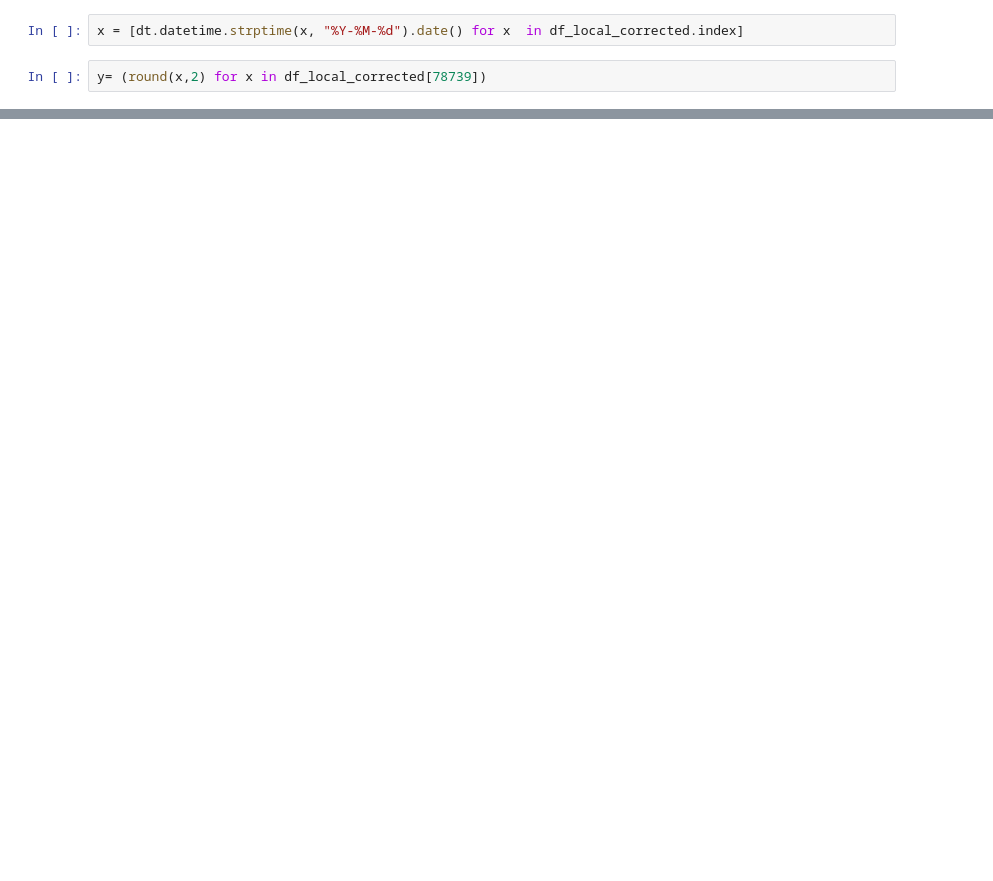
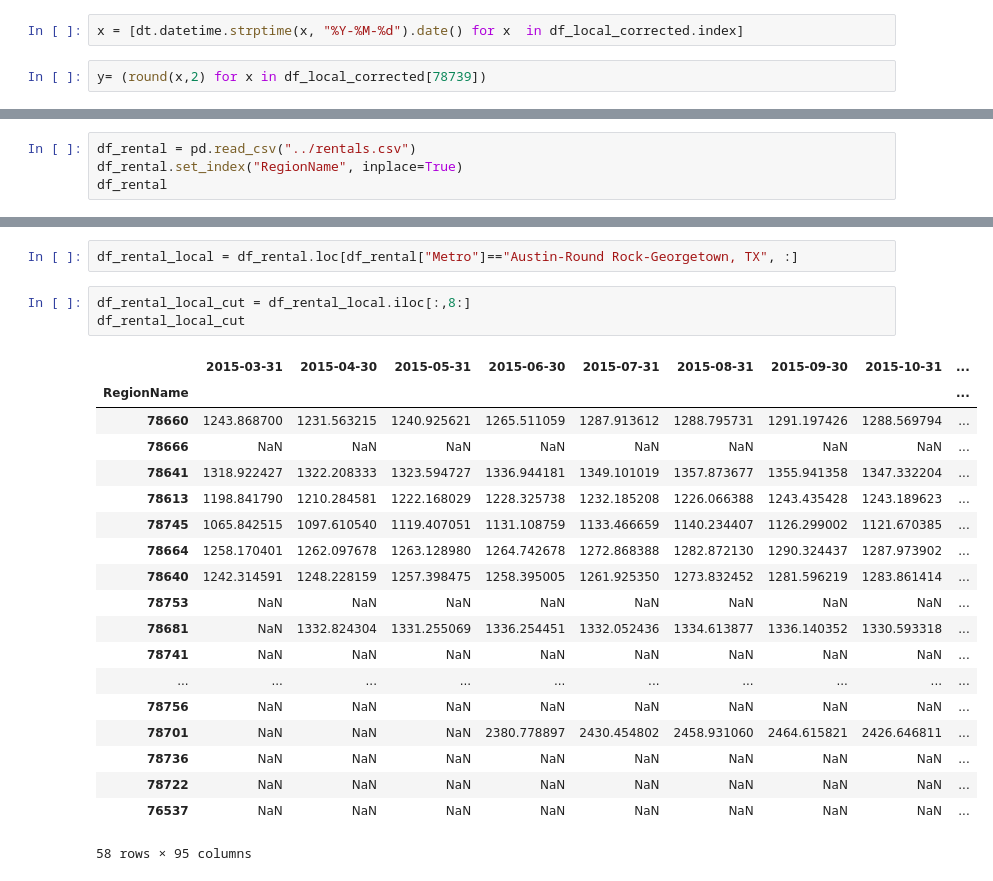
Before and after one commit to JenniferM-BShulyak/zillow_austin_housing_market, a Jupyter notebook: initial_setup.ipynb, the cells around one changed output, grey strips where cells are left out. Cells and saved outputs as stored; diff of their text form; blank space fills up the shorter version.

Commit message:
Finished set up for rental csv. Wrote csv files to Resources folder.

```diff
--- a/initial_setup.ipynb
+++ b/initial_setup.ipynb
@@ -118,0 +115,4 @@ Text(0.5, 1.0, 'Monies for a home in 78739')
+# %%
+df_rental = pd.read_csv("../rentals.csv")
+df_rental.set_index("RegionName", inplace=True)
+df_rental
@@ -118,0 +134,25 @@ Text(0.5, 1.0, 'Monies for a home in 78739')
+# %%
+df_rental_local = df_rental.loc[df_rental["Metro"]=="Austin-Round Rock-Georgetown, TX", :]
+# %%
+df_rental_local_cut = df_rental_local.iloc[:,8:]
+df_rental_local_cut
+# %% [output]
+|  | 2015-03-31 | 2015-04-30 | 2015-05-31 | 2015-06-30 | 2015-07-31 | 2015-08-31 | 2015-09-30 | 2015-10-31 | ... |
+| RegionName |  |  |  |  |  |  |  |  | ... |
+| 78660 | 1243.868700 | 1231.563215 | 1240.925621 | 1265.511059 | 1287.913612 | 1288.795731 | 1291.197426 | 1288.569794 | ... |
+| 78666 | NaN | NaN | NaN | NaN | NaN | NaN | NaN | NaN | ... |
+| 78641 | 1318.922427 | 1322.208333 | 1323.594727 | 1336.944181 | 1349.101019 | 1357.873677 | 1355.941358 | 1347.332204 | ... |
+| 78613 | 1198.841790 | 1210.284581 | 1222.168029 | 1228.325738 | 1232.185208 | 1226.066388 | 1243.435428 | 1243.189623 | ... |
+| 78745 | 1065.842515 | 1097.610540 | 1119.407051 | 1131.108759 | 1133.466659 | 1140.234407 | 1126.299002 | 1121.670385 | ... |
+| 78664 | 1258.170401 | 1262.097678 | 1263.128980 | 1264.742678 | 1272.868388 | 1282.872130 | 1290.324437 | 1287.973902 | ... |
+| 78640 | 1242.314591 | 1248.228159 | 1257.398475 | 1258.395005 | 1261.925350 | 1273.832452 | 1281.596219 | 1283.861414 | ... |
+| 78753 | NaN | NaN | NaN | NaN | NaN | NaN | NaN | NaN | ... |
+| 78681 | NaN | 1332.824304 | 1331.255069 | 1336.254451 | 1332.052436 | 1334.613877 | 1336.140352 | 1330.593318 | ... |
+| 78741 | NaN | NaN | NaN | NaN | NaN | NaN | NaN | NaN | ... |
+| ... | ... | ... | ... | ... | ... | ... | ... | ... | ... |
+| 78756 | NaN | NaN | NaN | NaN | NaN | NaN | NaN | NaN | ... |
+| 78701 | NaN | NaN | NaN | 2380.778897 | 2430.454802 | 2458.931060 | 2464.615821 | 2426.646811 | ... |
+| 78736 | NaN | NaN | NaN | NaN | NaN | NaN | NaN | NaN | ... |
+| 78722 | NaN | NaN | NaN | NaN | NaN | NaN | NaN | NaN | ... |
+| 76537 | NaN | NaN | NaN | NaN | NaN | NaN | NaN | NaN | ... |
+58 rows × 95 columns
```
Also changed, not shown: parts of 7 cells of this notebook, 3 other files.
